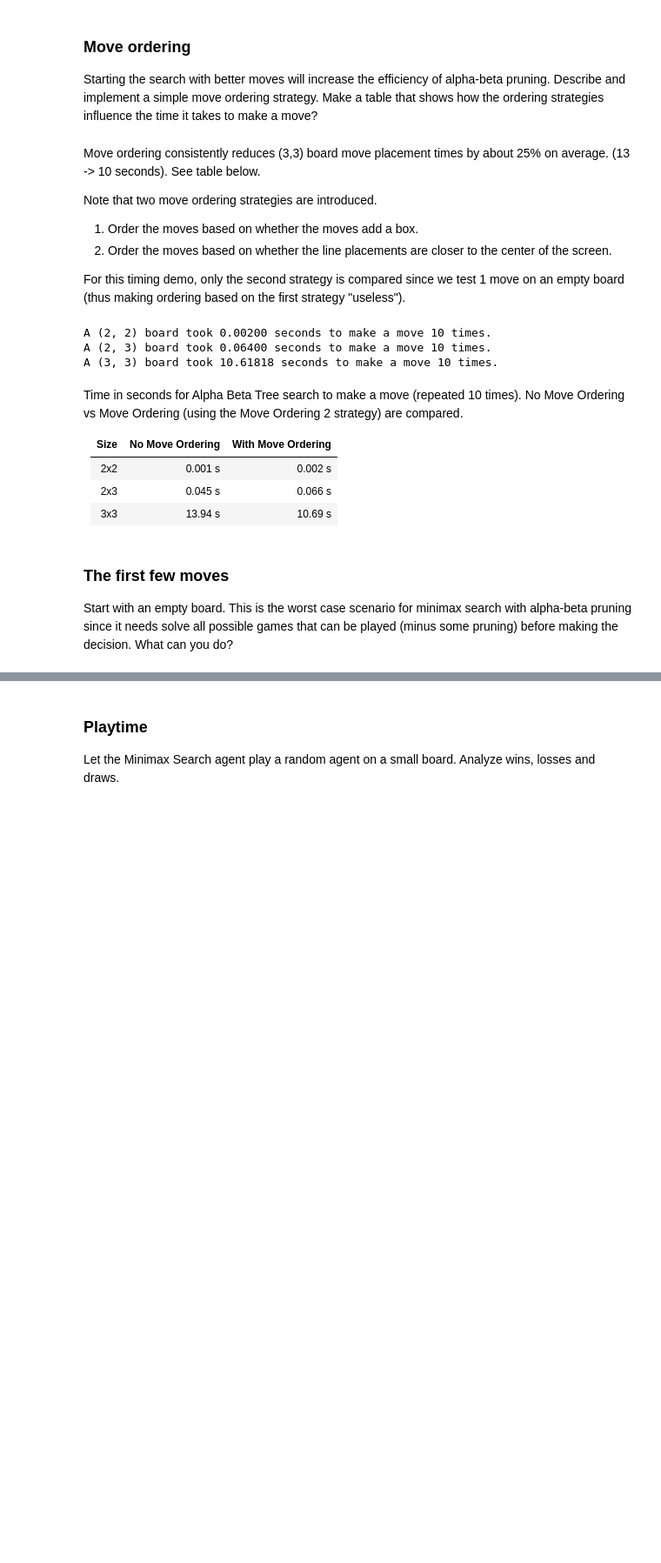
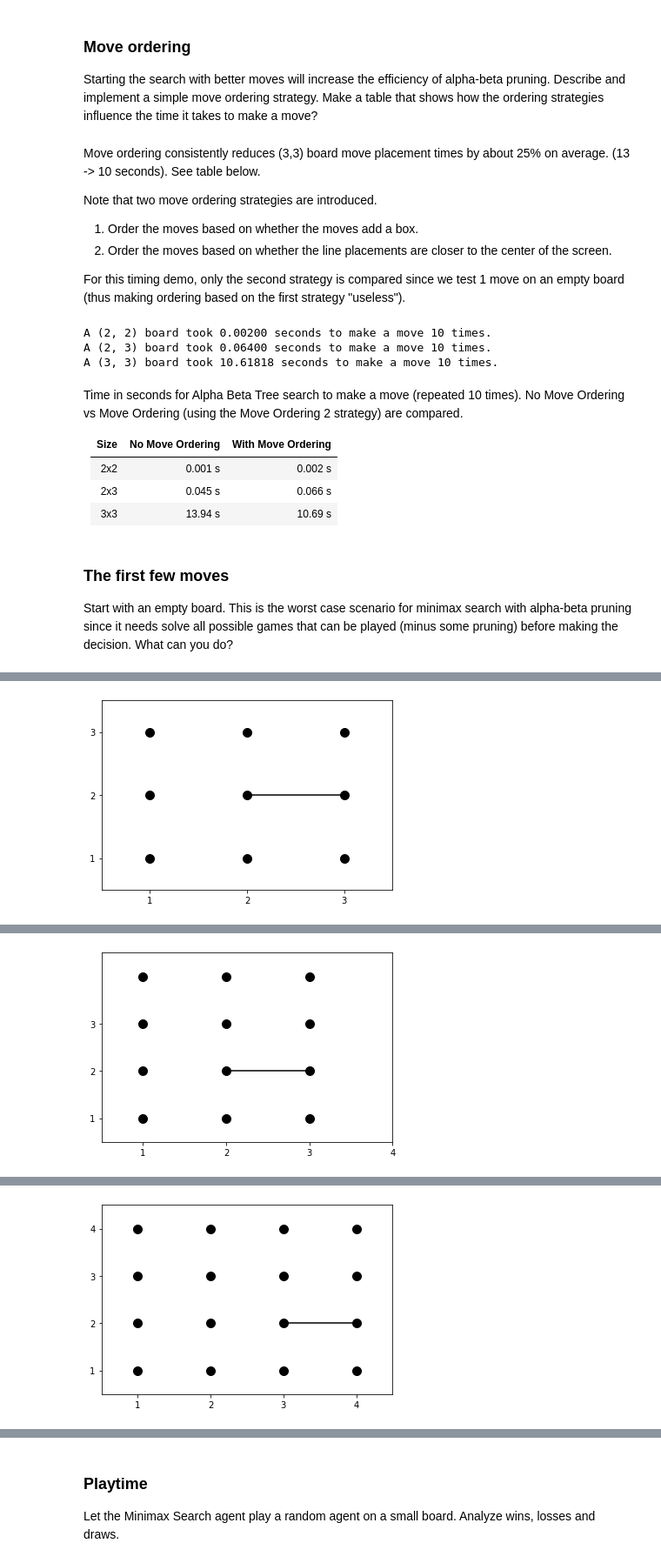
Before and after one commit to mplennon617/CS7320-AI, a Jupyter notebook: Games/assignment_dotsandboxes.ipynb, the cells around one changed output, grey strips where cells are left out. Shown at 87% size. Saved outputs shown, nothing was run; the diff lists cells and outputs as text; code cells hidden in the pictures; blank space fills up the shorter version.

```diff
--- a/Games/assignment_dotsandboxes.ipynb
+++ b/Games/assignment_dotsandboxes.ipynb
@@ -534,18 +540,18 @@ COUNT = 0
 
 # Implementation of Minimax Search with Alpha Beta Pruning.
 # Adopted and modified from tictactoe_alpha_beta_tree_search.ipynb.
-def alpha_beta_search(board, player = 1, order_fun = None):
+def alpha_beta_search(board, player = 1, order_fun = None, frankensearch = False):
     """start the search."""
     global DEBUG, COUNT
     COUNT = 0
 
-    value, move = max_value_ab(board, player, -math.inf, +math.inf, order_fun = order_fun)
+    value, move = max_value_ab(board, player, -math.inf, +math.inf, order_fun = order_fun, frankensearch = frankensearch)
 
     if DEBUG >= 1: print(f"Number of nodes searched: {COUNT}")
 
     return { "move": move, "value": value }
 
-def max_value_ab(state, player, alpha, beta, order_fun = None):
+def max_value_ab(state, player, alpha, beta, frankensearch = False, order_fun = None):
     """player's best move."""
     global DEBUG, COUNT
     COUNT += 1
@@ -563,9 +569,13 @@ def max_value_ab(state, player, alpha, beta, order_fun = None):
     if order_fun is not None:
         order_fun(possible_actions,state)
 
+    # Implement FRANKENSEARCH if called for -- look at only the leftmost 3 actions.
+    if frankensearch:
+        possible_actions = possible_actions[:2]
+
     # check all possible actions in the state, update alpha and return move with the largest value
     for a in possible_actions:
-        v2, a2 = min_value_ab(result(state, a[0], a[1], a[2], other(player)), player, alpha, beta, order_fun = order_fun)
+        v2, a2 = min_value_ab(result(state, a[0], a[1], a[2], other(player)), player, alpha, beta, order_fun = order_fun, frankensearch = frankensearch)
         if v2 > v:
             v, move = v2, a
             alpha = max(alpha, v)
@@ -573,7 +583,7 @@ def max_value_ab(state, player, alpha, beta, order_fun = None):
 
     return v, move
 
-def min_value_ab(state, player, alpha, beta, order_fun = None):
+def min_value_ab(state, player, alpha, beta, order_fun = None, frankensearch = False):
     """opponent's best response."""
     global DEBUG, COUNT
     COUNT += 1
@@ -591,9 +601,13 @@ def min_value_ab(state, player, alpha, beta, order_fun = None):
     if order_fun is not None:
         order_fun(possible_actions,state)
 
+    # Implement FRANKENSEARCH if called for -- look at only the leftmost 3 actions.
+    if frankensearch:
+        possible_actions = possible_actions[:2]
+
     # check all possible actions in the state, update alpha and return move with the largest value
     for a in possible_actions:
-        v2, a2 = max_value_ab(result(state, a[0], a[1], a[2], other(player)), player, alpha, beta, order_fun = order_fun)
+        v2, a2 = max_value_ab(result(state, a[0], a[1], a[2], other(player)), player, alpha, beta, order_fun = order_fun, frankensearch = frankensearch)
         if v2 < v:
             v, move = v2, a
             beta = min(beta, v)
@@ -850,0 +870,15 @@ Start with an empty board. This is the worst case scenario for minimax search wi
+# %%
+# Radical idea: After move ordering, only traverse the first three moves at every layer.
+def alpha_beta_frankensearch_player(board, player=None, order_fun=None):
+    return alpha_beta_search(board.copy(),player = player, frankensearch=True, order_fun=move_ordering_2)["move"]
+
+# Test timing for this search on empty boards of size 3x3 and 3x4.
+board_sizes = [(3,3),(3,4),(4,4)]
+
+for board_size in board_sizes:
+    t_i = time.time()
+    test_move(alpha_beta_frankensearch_player,start_board=empty_board(board_size[0],board_size[1]), show_res_board=True)
+    t_f = time.time()
+    print("A %s board took %.5f seconds to make a move." % (board_size,t_f-t_i))
+# %% [output]
+[figure, added]
@@ -850,0 +886 @@ Start with an empty board. This is the worst case scenario for minimax search wi
+[figure, added]
@@ -850,0 +888 @@ Start with an empty board. This is the worst case scenario for minimax search wi
+[figure, added]
```
Also changed, not shown: parts of 11 cells of this notebook.
